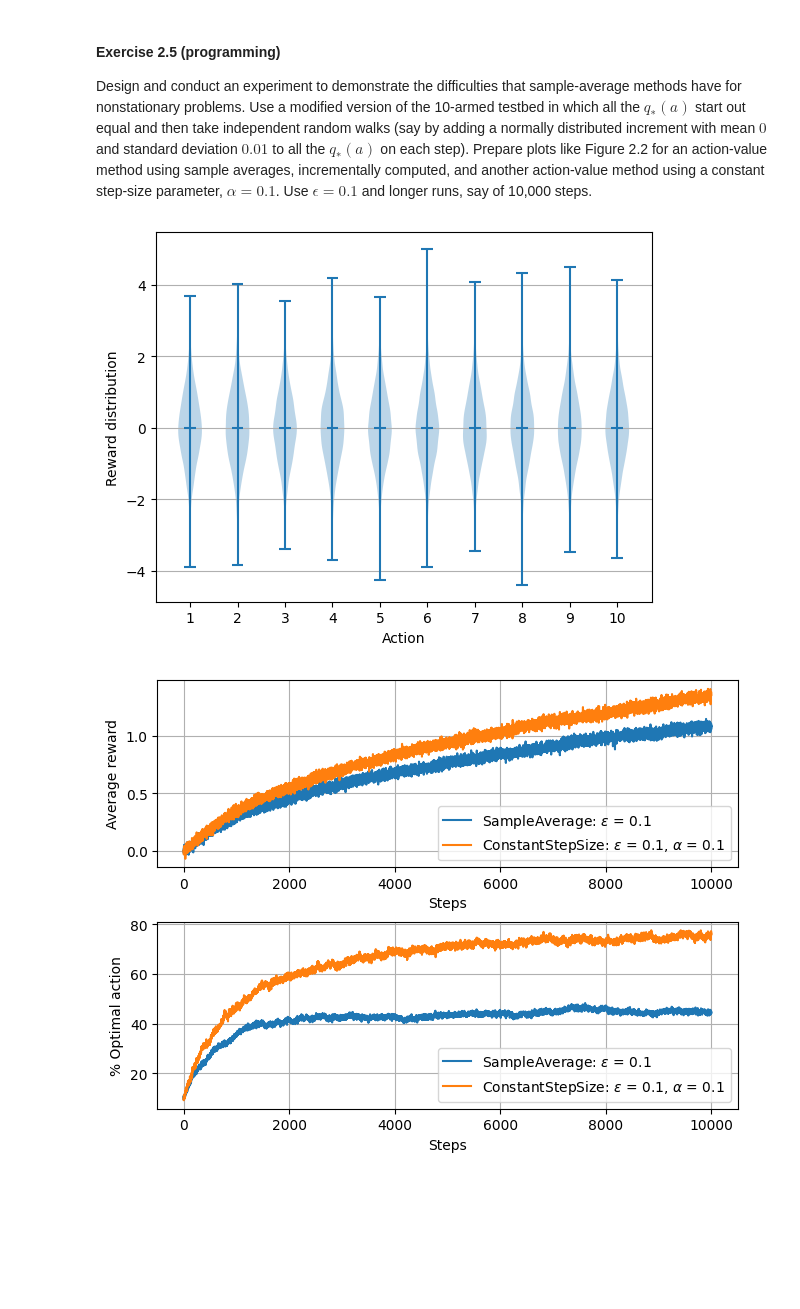
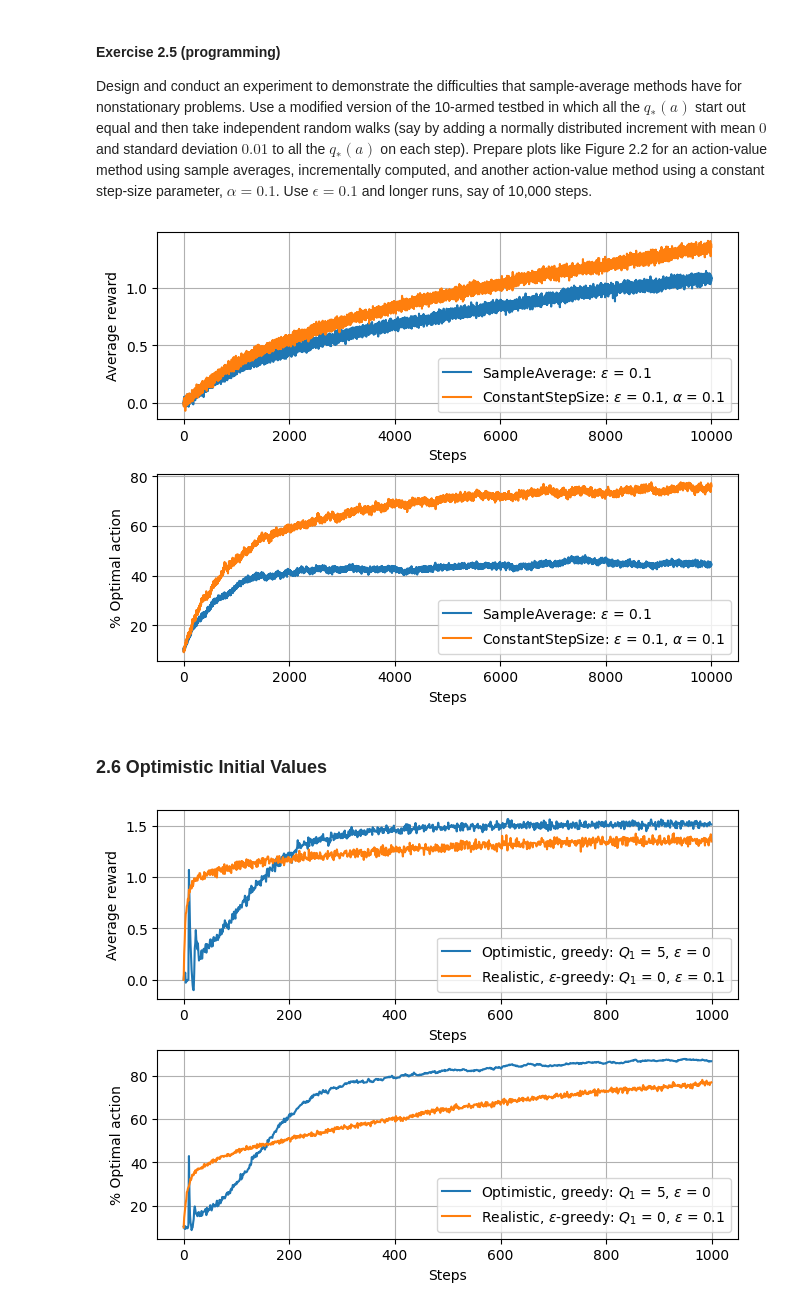
Before and after one commit to itsdaveba/rl-intro, a Jupyter notebook: chapter02/chapter02.ipynb, the cells around one changed output. Saved outputs shown, nothing was run; the diff lists cells and outputs as text; code cells hidden in the pictures; blank space fills up the shorter version.

Commit message:
optimistic initial values

```diff
--- a/chapter02/chapter02.ipynb
+++ b/chapter02/chapter02.ipynb
@@ -94,41 +70,28 @@ vector_kwargs = dict(k=k, stationary=False)
 env = gym.make_vec("ArmedBandit-v0", num_envs, "custom", vector_kwargs)
 env.max_episode_steps = 10000
 env.reset(seed=seed)
-env.render()
+
+agents = {
+    r"SampleAverage: $\epsilon$ = 0.1": SampleAverageAgent(k, num_envs, epsilon=0.1),
+    r"ConstantStepSize: $\epsilon$ = 0.1, $\alpha$ = 0.1": StepSizeAgent(k, num_envs, epsilon=0.1, alpha=0.1)
+}
+
+data = run_experiment(env, agents, seed)
+plot_experiment(agents, data)
 # %% [output]
-[figure, old version]
+[figure, new version]
-# %%
-agents = {
-    r"SampleAverage: $\epsilon$ = 0.1": SampleAverageAgent(k, 0.1, num_envs),
-    r"ConstantStepSize: $\epsilon$ = 0.1, $\alpha$ = 0.1": StepSizeAgent(k, 0.1, 0.1, num_envs)
-}
-
-data = {"avg_reward": {}, "optimal_action": {}}
-seeds = [seed + i if seed is not None else None for i in range(len(agents))]
-for i, (key, agent) in enumerate(agents.items()):
-    rewards, optimals = run_episode(env, agent, seeds[i])
-    data["avg_reward"][key] = rewards.mean(axis=1)
-    data["optimal_action"][key] = 100 * optimals.mean(axis=1)
-
-
-plt.figure(layout="constrained")
-
-plt.subplot(211)
-for key in agents.keys():
-    plt.plot(key, data=data["avg_reward"])
-plt.xlabel("Steps")
-plt.ylabel("Average reward")
-plt.legend()
-plt.grid(True)
-
-plt.subplot(212)
-for key in agents.keys():
-    plt.plot(key, data=data["optimal_action"])
-plt.xlabel("Steps")
-plt.ylabel("% Optimal action")
-plt.legend()
-plt.grid(True)
-
-plt.show()
-# %% [output]
-[figure, removed]
+# %% [markdown]
+### 2.6 Optimistic Initial Values
+# %%
+vector_kwargs = dict(k=k, stationary=True)
+env = gym.make_vec("ArmedBandit-v0", num_envs, "custom", vector_kwargs)
+
+agents = {
+    r"Optimistic, greedy: $Q_1$ = 5, $\epsilon$ = 0": StepSizeAgent(k, num_envs, epsilon=0, alpha=0.1, init_val=5),
+    r"Realistic, $\epsilon$-greedy: $Q_1$ = 0, $\epsilon$ = 0.1": StepSizeAgent(k, num_envs, epsilon=0.1, alpha=0.1)
+}
+
+data = run_experiment(env, agents, seed)
+plot_experiment(agents, data)
+# %% [output]
+[figure, added]
```
Also changed, not shown: parts of 5 cells of this notebook, 2 other files.
